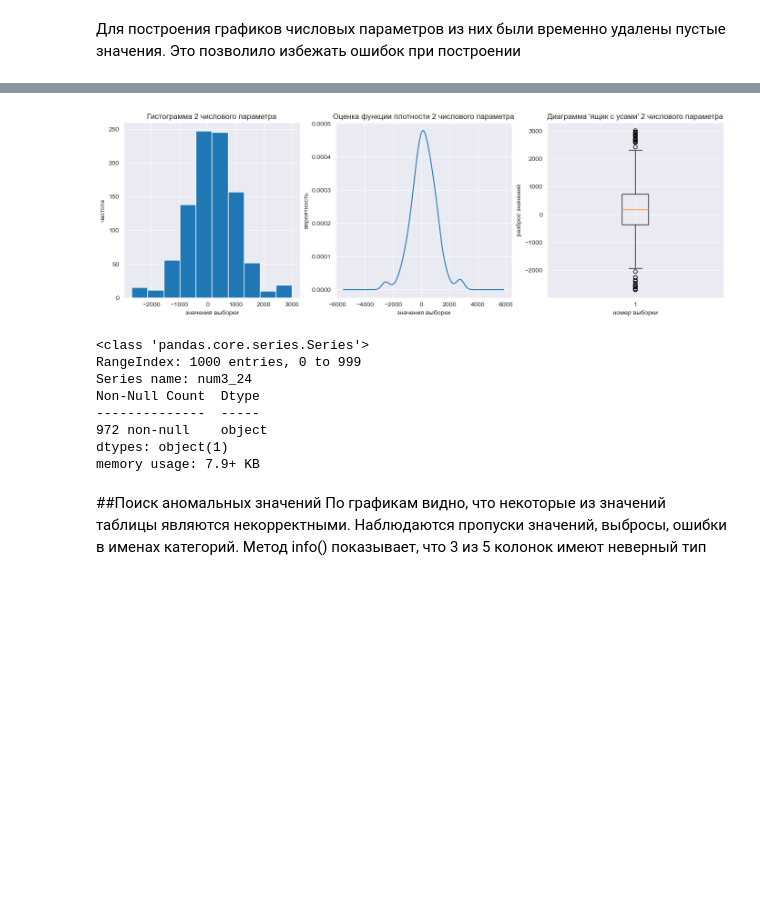
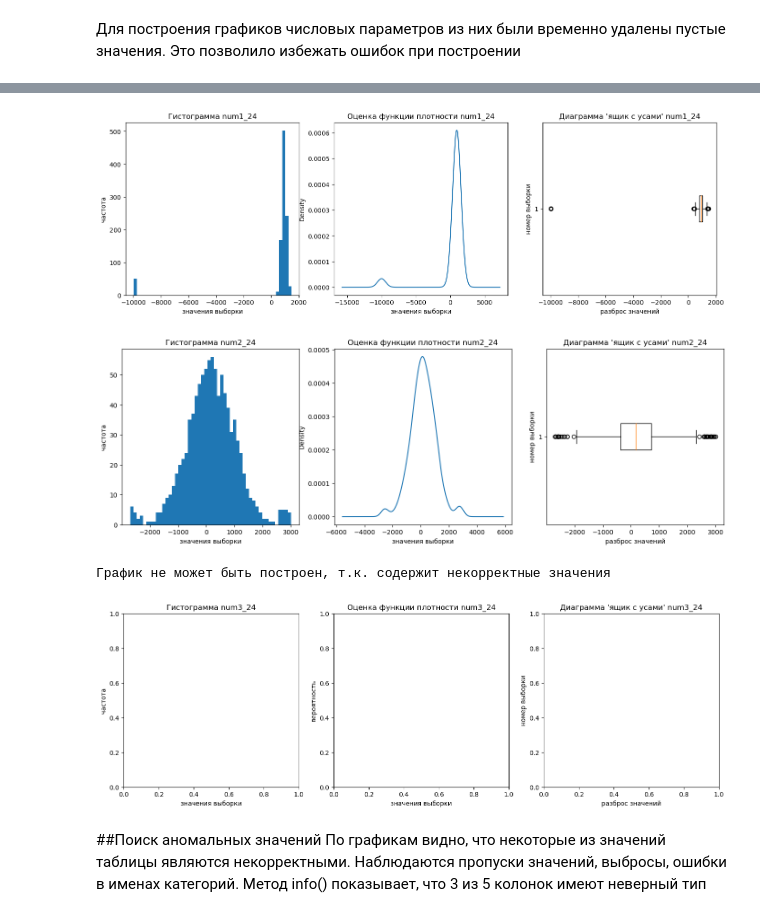
Before and after one commit to fongradnastya/data_analysis_1, a Jupyter notebook: notebooks/work1.ipynb, the cells around one changed output, grey strips where cells are left out. Drawn from its saved outputs; the diff is of its cells as text; code cells hidden in the pictures; blank space fills up the shorter version.

```diff
--- a/notebooks/work1.ipynb
+++ b/notebooks/work1.ipynb
@@ -67,18 +57,11 @@ build_numeric_graph(frame, NUM_1, "1 числового параметра")
-# %%
-build_numeric_graph(frame, NUM_2, "2 числового параметра")
-# %% [output]
-[figure, removed]
-# %%
-frame[NUM_3].info()
-# %% [output]
-<class 'pandas.core.series.Series'>
-RangeIndex: 1000 entries, 0 to 999
-Series name: num3_24
-Non-Null Count  Dtype
---------------  -----
-972 non-null    object
-dtypes: object(1)
-memory usage: 7.9+ KB
+# %%
+for column in NUMERIC:
+    build_numeric_graph(frame, column)
+# %% [output]
+[figure, added]
+[figure, added]
+График не может быть построен, т.к. содержит некорректные значения
+[figure, added]
 # %% [markdown]
 ##Поиск аномальных значений
 По графикам видно, что некоторые из значений таблицы являются некорректными. Наблюдаются пропуски значений, выбросы, ошибки в именах категорий. Метод info() показывает, что 3 из 5 колонок имеют неверный тип
```
Also changed, not shown: parts of 49 cells of this notebook, 2 other files.
